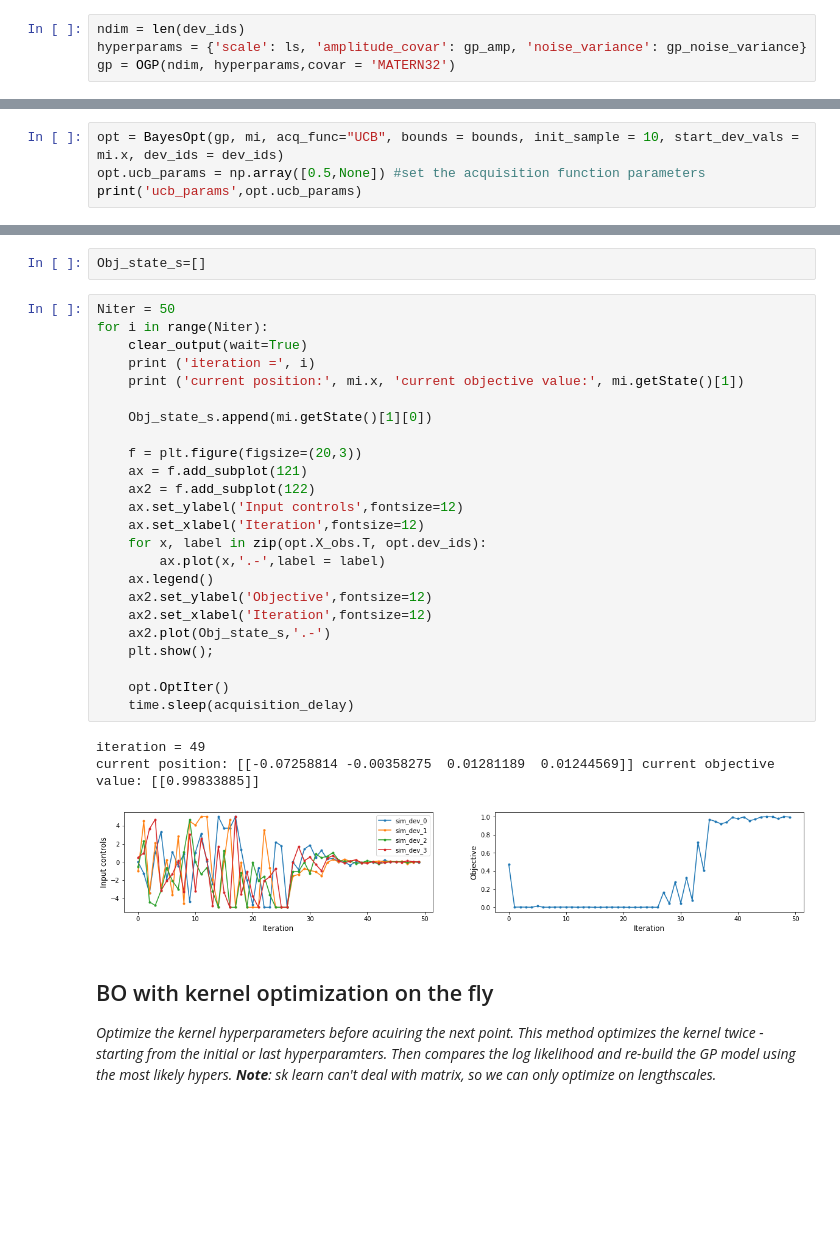
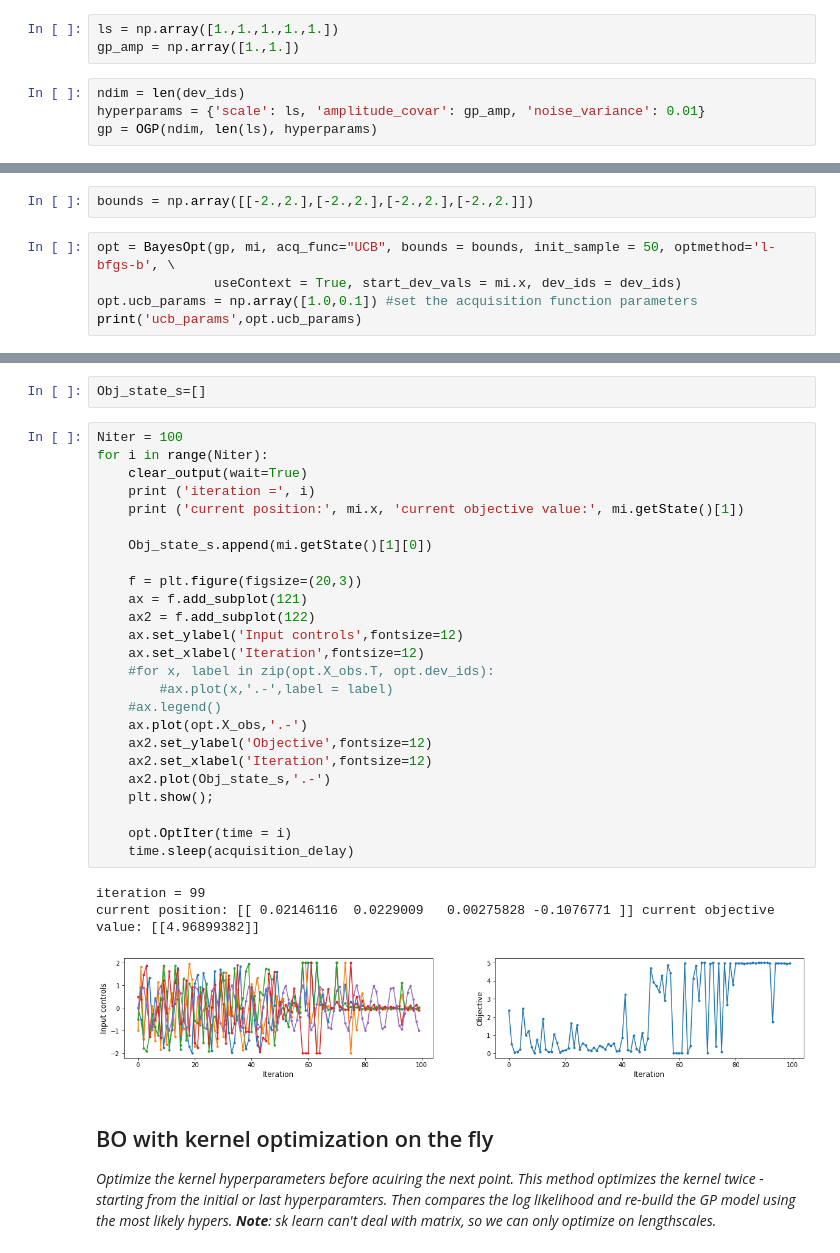
Before and after one commit to wlin6927/Bayesian-optimization-using-Gaussian-Process, a Jupyter notebook: Plug_and_play-basic example.ipynb, the cells around one changed output, grey strips where cells are left out. Drawn from its saved outputs; the diff is of its cells as text; blank space fills up the shorter version.

Commit message:
Added composite kernel feature
Added option to optimize functions with varying environmental factor, added different optimizer options

```diff
--- a/Plug_and_play-basic example.ipynb
+++ b/Plug_and_play-basic example.ipynb
@@ -98,5 +107,8 @@ array([[0.5, 0. , 0. , 0. ],
+# %%
+ls = np.array([1.,1.,1.,1.,1.])
+gp_amp = np.array([1.,1.])
 # %%
 ndim = len(dev_ids)
-hyperparams = {'scale': ls, 'amplitude_covar': gp_amp, 'noise_variance': gp_noise_variance}
-gp = OGP(ndim, hyperparams,covar = 'MATERN32')
+hyperparams = {'scale': ls, 'amplitude_covar': gp_amp, 'noise_variance': 0.01}
+gp = OGP(ndim, len(ls), hyperparams)
 # %% [output]
@@ -109,6 +121,9 @@ bounds = np.array([[-5.,5.],[-5.,5.],[-5.,5.],[-5.,5.]])
+# %%
+bounds = np.array([[-2.,2.],[-2.,2.],[-2.,2.],[-2.,2.]])
 # %%
-opt = BayesOpt(gp, mi, acq_func="UCB", bounds = bounds, init_sample = 10, start_dev_vals = mi.x, dev_ids = dev_ids)
-opt.ucb_params = np.array([0.5,None]) #set the acquisition function parameters
+opt = BayesOpt(gp, mi, acq_func="UCB", bounds = bounds, init_sample = 50, optmethod='l-bfgs-b', \
+               useContext = True, start_dev_vals = mi.x, dev_ids = dev_ids)
+opt.ucb_params = np.array([1.0,0.1]) #set the acquisition function parameters
 print('ucb_params',opt.ucb_params)
 # %% [output]
 Supposed to be grabbing initial machine state...
@@ -122,33 +138,34 @@ ucb_params [0.5 None]
 # %%
 Obj_state_s=[]
 # %%
-Niter = 50
+Niter = 100
 for i in range(Niter):
     clear_output(wait=True)
     print ('iteration =', i)
     print ('current position:', mi.x, 'current objective value:', mi.getState()[1])
 
     Obj_state_s.append(mi.getState()[1][0])
 
     f = plt.figure(figsize=(20,3))
     ax = f.add_subplot(121)
     ax2 = f.add_subplot(122)
     ax.set_ylabel('Input controls',fontsize=12)
     ax.set_xlabel('Iteration',fontsize=12)
-    for x, label in zip(opt.X_obs.T, opt.dev_ids):
-        ax.plot(x,'.-',label = label)
-    ax.legend()
+    #for x, label in zip(opt.X_obs.T, opt.dev_ids):
+        #ax.plot(x,'.-',label = label)
+    #ax.legend()
+    ax.plot(opt.X_obs,'.-')
     ax2.set_ylabel('Objective',fontsize=12)
     ax2.set_xlabel('Iteration',fontsize=12)
     ax2.plot(Obj_state_s,'.-')
     plt.show();
 
-    opt.OptIter()
+    opt.OptIter(time = i)
     time.sleep(acquisition_delay)
 # %% [output]
-iteration = 49
-current position: [[-0.07258814 -0.00358275  0.01281189  0.01244569]] current objective value: [[0.99833885]]
+iteration = 99
+current position: [[ 0.02146116  0.0229009   0.00275828 -0.1076771 ]] current objective value: [[4.96899382]]
-[figure, old version]
+[figure, new version]
 # %% [markdown]
 <a id="ch2"></a>
 ## BO with kernel optimization on the fly
```
Also changed, not shown: parts of 14 cells of this notebook, 4 other files.
